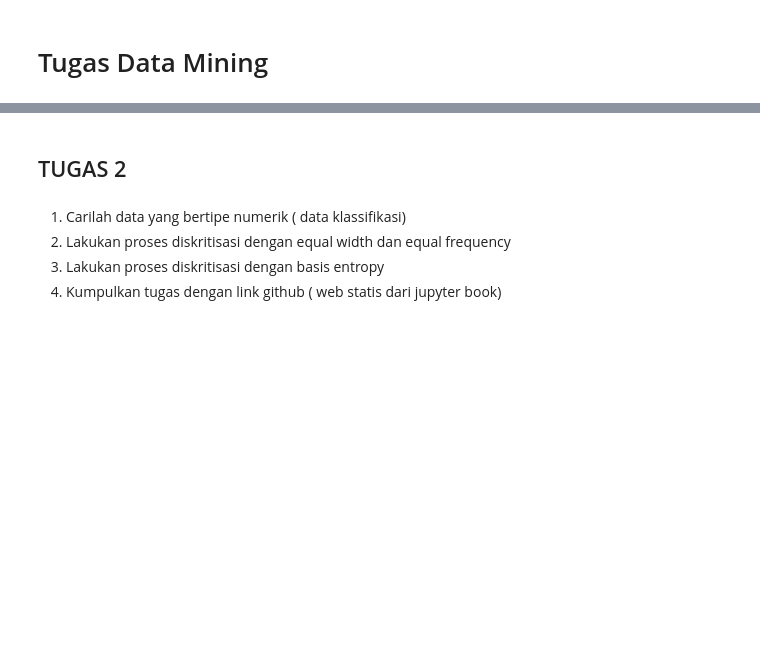
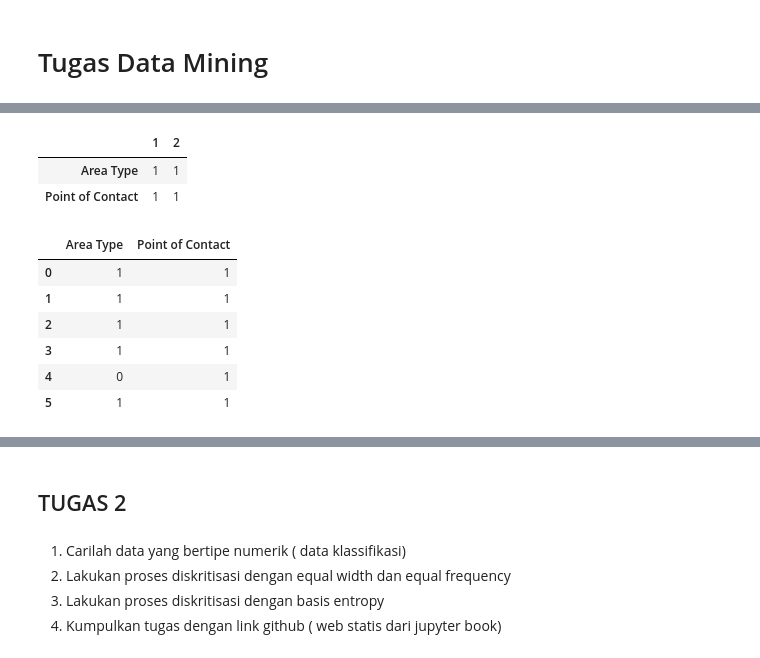
Before and after one commit to triasmidwi/Data-Mining, a Jupyter notebook: _sources/notebooks.ipynb, the cells around one changed output, grey strips where cells are left out. Cells and saved outputs as stored; diff of their text form; code cells hidden in the pictures; blank space fills up the shorter version.

```diff
--- a/_sources/notebooks.ipynb
+++ b/_sources/notebooks.ipynb
@@ -31,0 +66,14 @@ with your book. For more information about this, see [the Jupyter Book documenta
+# %%
+# Area Type code
+areatype_for_SuperArea = "Super Area"
+areatype_for_CarpetArea = "Carpet Area"
+
+# binary value
+value_of_one = 1
+value_of_zero = 0
+
+def change_code_areatype_to_biner(areatyped):
+    return value_of_one if areatyped == areatype_for_SuperArea else value_of_zero
+# %%
+# update semua data pada kolom Area Type
+dataset["Area Type"] = dataset["Area Type"].apply(change_code_areatype_to_biner)
@@ -31,0 +96,14 @@ with your book. For more information about this, see [the Jupyter Book documenta
+# %%
+# Point of Contact code
+PointOfContact_for_ContactOwner = "Contact Owner"
+PointOfContact_for_ContactAgent = "Contact Agent"
+
+# binary value
+value_of_1 = 1
+value_of_0 = 0
+
+def change_code_pointofcontact_to_biner(PointOfContact):
+    return value_of_1 if PointOfContact == PointOfContact_for_ContactOwner else value_of_0
+# %%
+# update semua data pada kolom Point Of Contact
+dataset["Point of Contact"] = dataset["Point of Contact"].apply(change_code_pointofcontact_to_biner)
@@ -31,0 +139,16 @@ with your book. For more information about this, see [the Jupyter Book documenta
+# %%
+get_dissimilarity_dataset(dataset, [1,2], ["Area Type", "Point of Contact"]).T
+# %% [output]
+|  | 1 | 2 |
+| Area Type | 1 | 1 |
+| Point of Contact | 1 | 1 |
+# %%
+dataset.loc[0:5, ["Area Type", "Point of Contact"]]
+# %% [output]
+|  | Area Type | Point of Contact |
+| 0 | 1 | 1 |
+| 1 | 1 | 1 |
+| 2 | 1 | 1 |
+| 3 | 1 | 1 |
+| 4 | 0 | 1 |
+| 5 | 1 | 1 |
```
Also changed, not shown: parts of 39 cells of this notebook, 8 other files.
